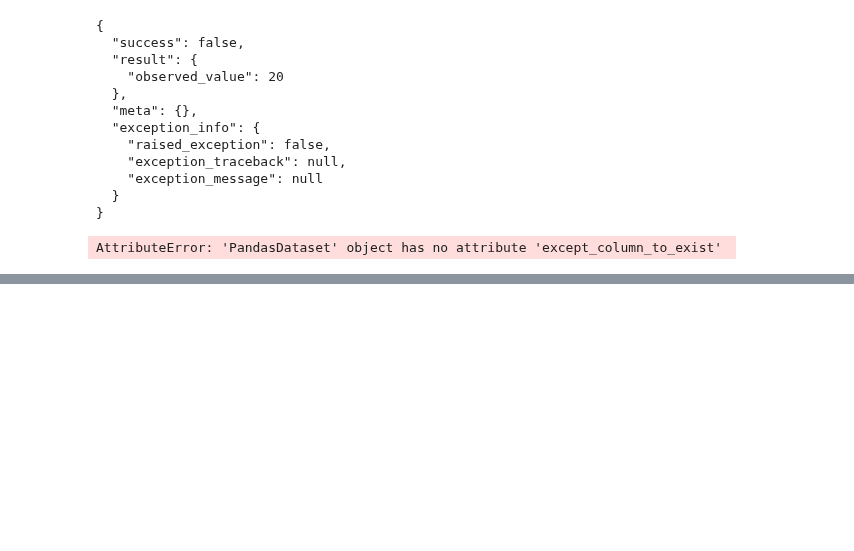
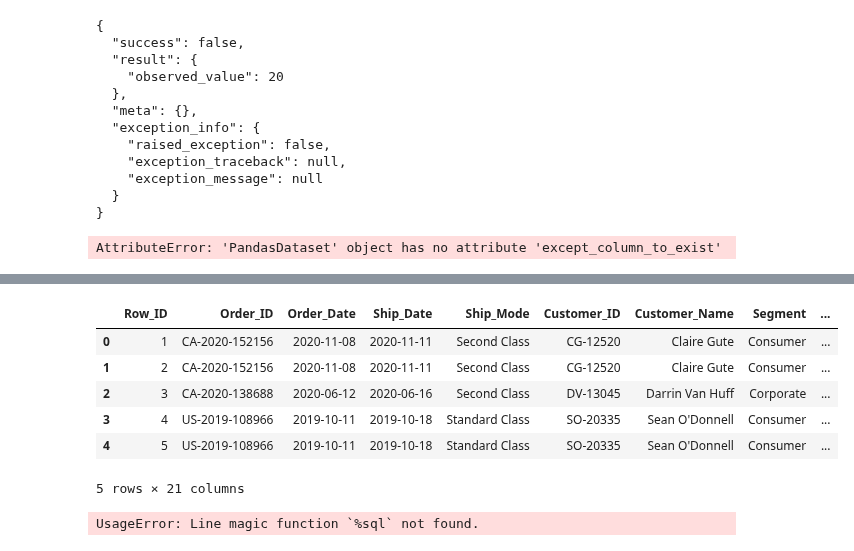
Before and after one commit to maheshkshi400/juypter, a Jupyter notebook: Pandas/pandas24.ipynb, the cells around one changed output, grey strips where cells are left out. Drawn from its saved outputs; the diff is of its cells as text; code cells hidden in the pictures; blank space fills up the shorter version.

```diff
--- a/Pandas/pandas24.ipynb
+++ b/Pandas/pandas24.ipynb
@@ -147,0 +144,18 @@ ModuleNotFoundError: No module named 'pendulum'
+# %%
+import pandas as pd
+
+data = pd.read_excel(r'C:\Users\User\juypter\files\Superstore_orders.xls')
+data.head()
+# %% [output]
+|  | Row_ID | Order_ID | Order_Date | Ship_Date | Ship_Mode | Customer_ID | Customer_Name | Segment | ... |
+| 0 | 1 | CA-2020-152156 | 2020-11-08 | 2020-11-11 | Second Class | CG-12520 | Claire Gute | Consumer | ... |
+| 1 | 2 | CA-2020-152156 | 2020-11-08 | 2020-11-11 | Second Class | CG-12520 | Claire Gute | Consumer | ... |
+| 2 | 3 | CA-2020-138688 | 2020-06-12 | 2020-06-16 | Second Class | DV-13045 | Darrin Van Huff | Corporate | ... |
+| 3 | 4 | US-2019-108966 | 2019-10-11 | 2019-10-18 | Standard Class | SO-20335 | Sean O'Donnell | Consumer | ... |
+| 4 | 5 | US-2019-108966 | 2019-10-11 | 2019-10-18 | Standard Class | SO-20335 | Sean O'Donnell | Consumer | ... |
+5 rows × 21 columns
+# %%
+%sql
+"select * from Superstore_orders";
+# %% [output]
+UsageError: Line magic function `%sql` not found.
```
Also changed, not shown: parts of 1 cell of this notebook, 17 other files.
